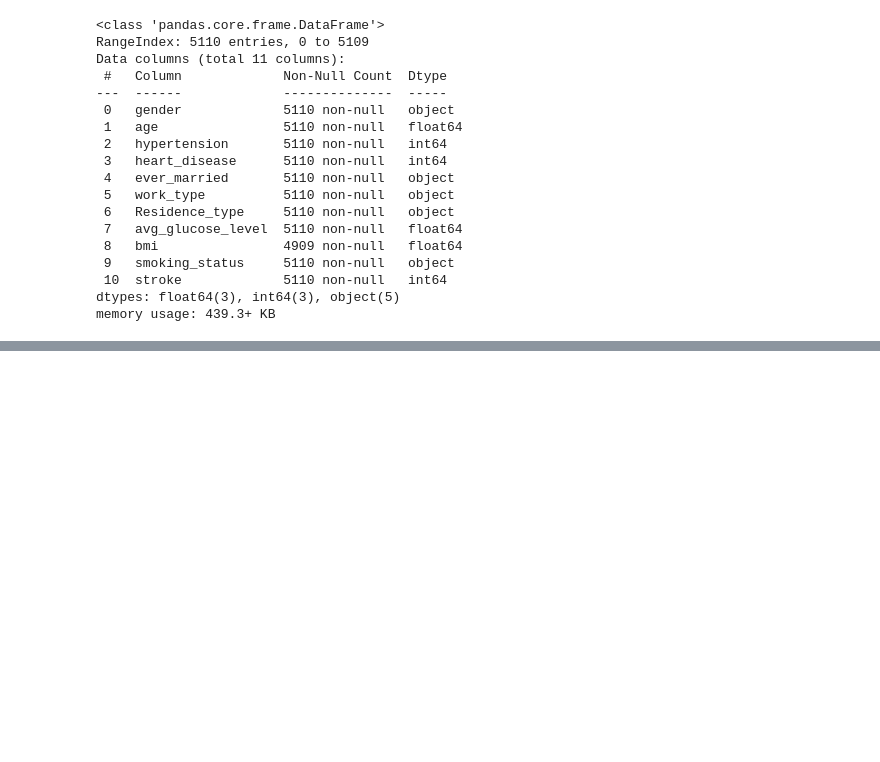
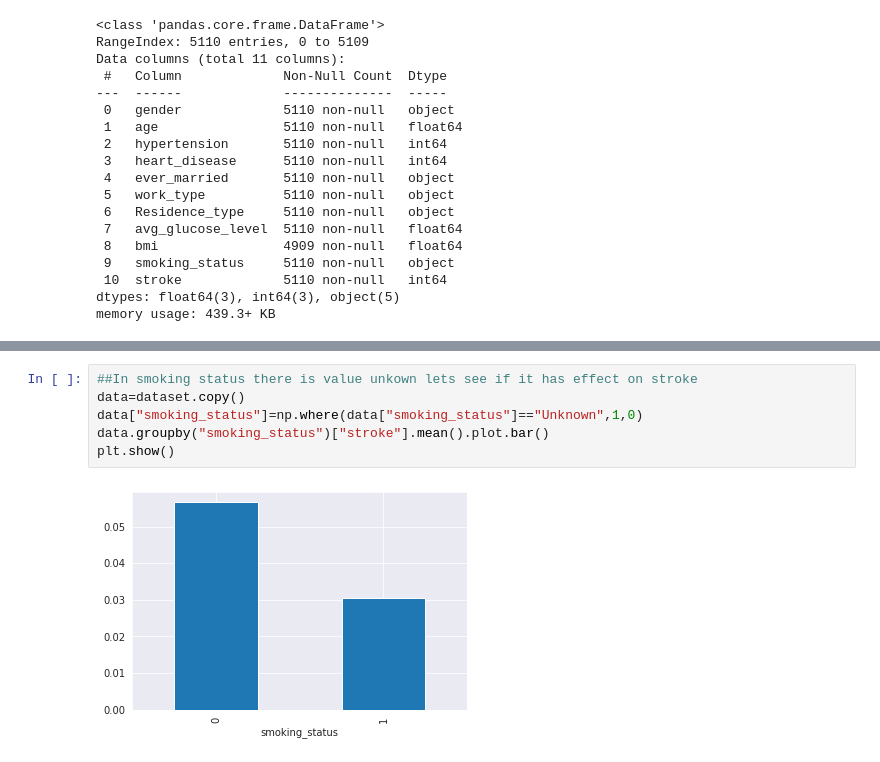
Before and after one commit to VibhavSurve09/stroke-prediction, a Jupyter notebook: Untitled.ipynb, the cells around one changed output, grey strips where cells are left out. Cells and saved outputs as stored; diff of their text form; blank space fills up the shorter version.

```diff
--- a/Untitled.ipynb
+++ b/Untitled.ipynb
@@ -59,0 +188,8 @@ memory usage: 439.3+ KB
+# %%
+##In smoking status there is value unkown lets see if it has effect on stroke
+data=dataset.copy()
+data["smoking_status"]=np.where(data["smoking_status"]=="Unknown",1,0)
+data.groupby("smoking_status")["stroke"].mean().plot.bar()
+plt.show()
+# %% [output]
+[figure, added]
```
Also changed, not shown: parts of 24 cells of this notebook.
